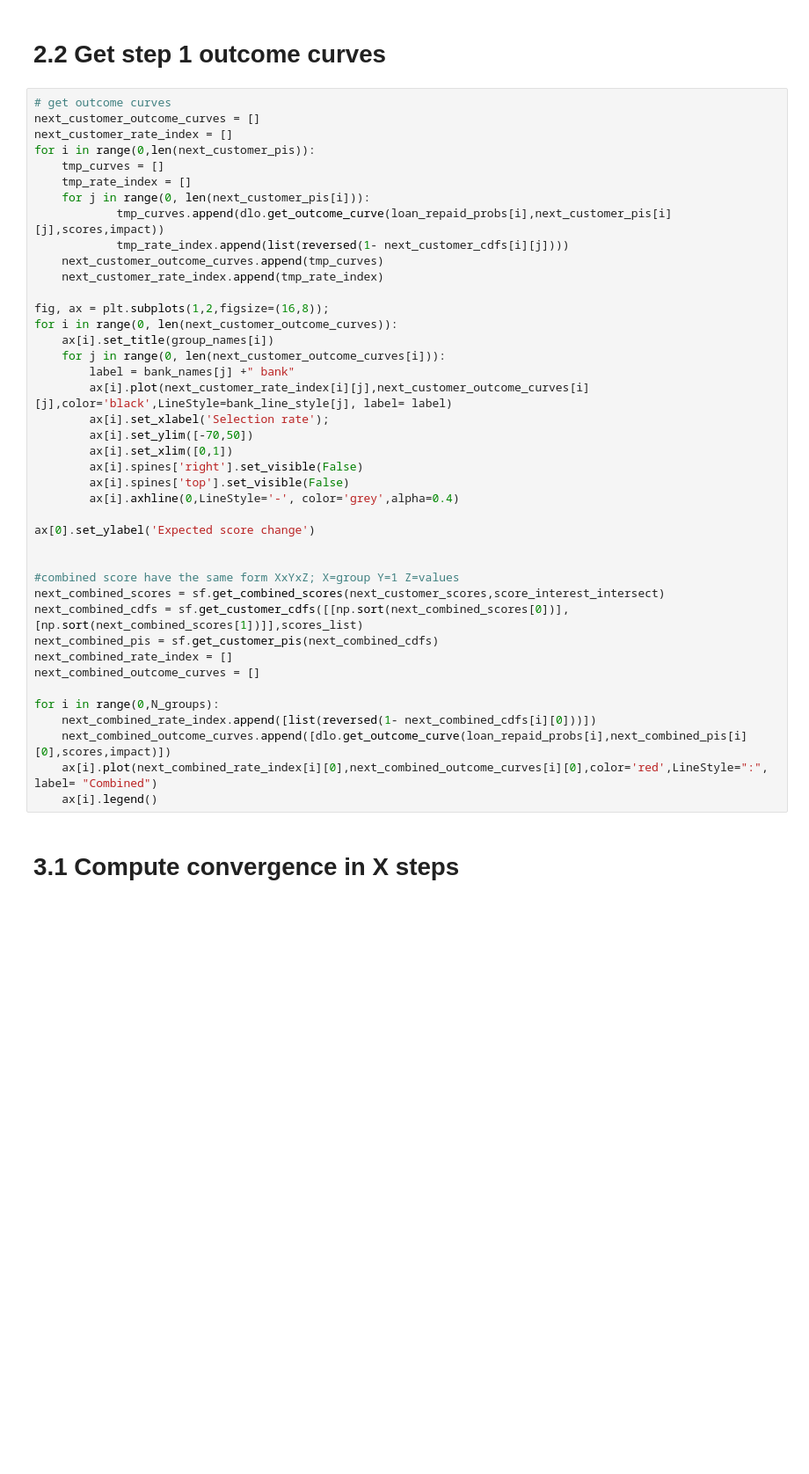
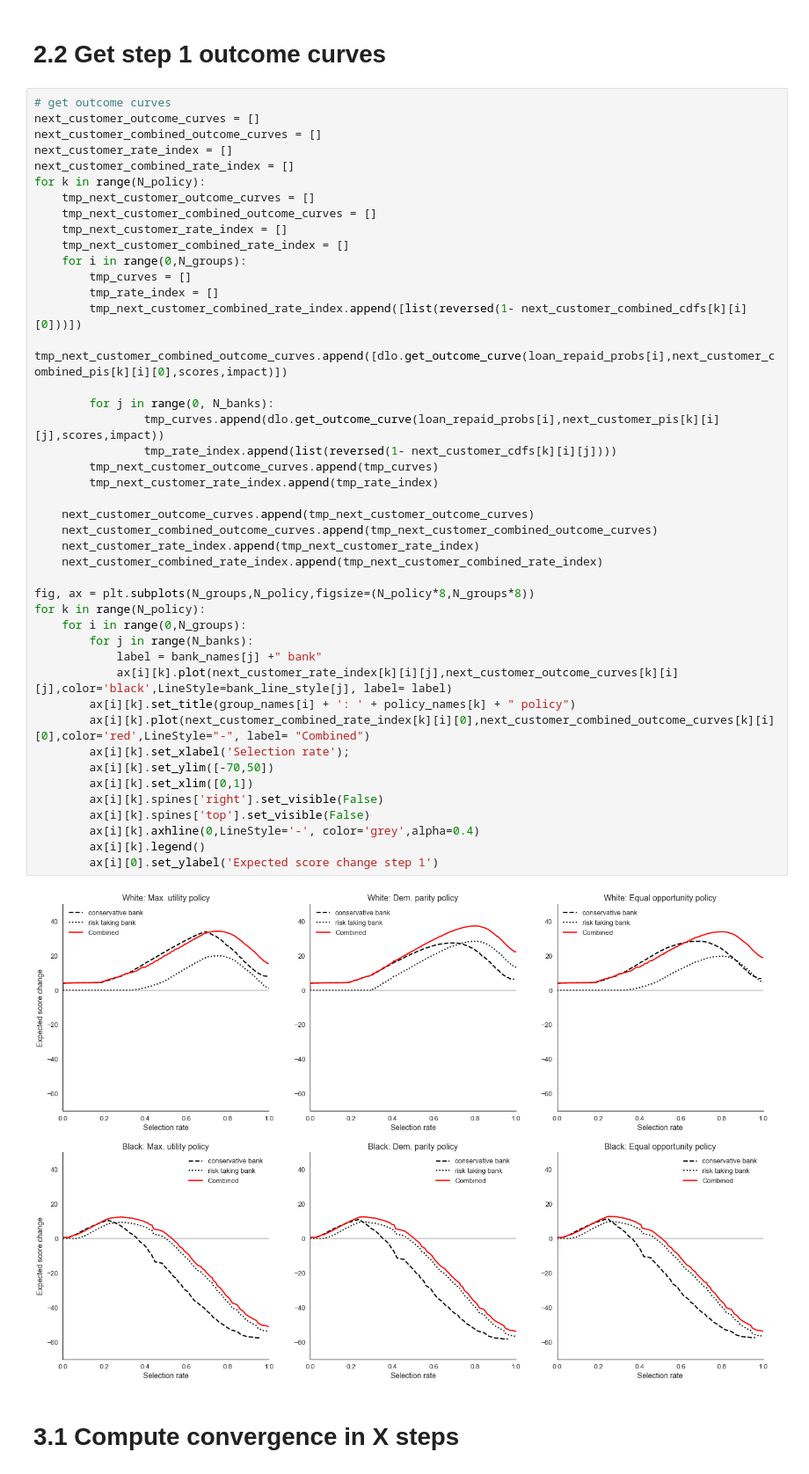
Before and after one commit to APMSSSR/Master_thesis, a Jupyter notebook: notebooks/Model1V2.ipynb, the cells around one changed output. Shown: that part at 88% size. Drawn from its saved outputs; the diff is of its cells as text; blank space fills up the shorter version.

```diff
--- a/notebooks/Model1V2.ipynb
+++ b/notebooks/Model1V2.ipynb
@@ -361,44 +345,49 @@ ax[1][1].legend()
 # %%
 # get outcome curves
 next_customer_outcome_curves = []
+next_customer_combined_outcome_curves = []
 next_customer_rate_index = []
-for i in range(0,len(next_customer_pis)):
-    tmp_curves = []
-    tmp_rate_index = []
-    for j in range(0, len(next_customer_pis[i])):
-            tmp_curves.append(dlo.get_outcome_curve(loan_repaid_probs[i],next_customer_pis[i][j],scores,impact))
-            tmp_rate_index.append(list(reversed(1- next_customer_cdfs[i][j])))
-    next_customer_outcome_curves.append(tmp_curves)
-    next_customer_rate_index.append(tmp_rate_index)
+next_customer_combined_rate_index = []
+for k in range(N_policy):
+    tmp_next_customer_outcome_curves = []
+    tmp_next_customer_combined_outcome_curves = []
+    tmp_next_customer_rate_index = []
+    tmp_next_customer_combined_rate_index = []
+    for i in range(0,N_groups):
+        tmp_curves = []
+        tmp_rate_index = []
+        tmp_next_customer_combined_rate_index.append([list(reversed(1- next_customer_combined_cdfs[k][i][0]))])
+        tmp_next_customer_combined_outcome_curves.append([dlo.get_outcome_curve(loan_repaid_probs[i],next_customer_combined_pis[k][i][0],scores,impact)])
 
-fig, ax = plt.subplots(1,2,figsize=(16,8));
-for i in range(0, len(next_customer_outcome_curves)):
-    ax[i].set_title(group_names[i])
-    for j in range(0, len(next_customer_outcome_curves[i])):
-        label = bank_names[j] +" bank"
-        ax[i].plot(next_customer_rate_index[i][j],next_customer_outcome_curves[i][j],color='black',LineStyle=bank_line_style[j], label= label)
-        ax[i].set_xlabel('Selection rate');
-        ax[i].set_ylim([-70,50])
-        ax[i].set_xlim([0,1])
-        ax[i].spines['right'].set_visible(False)
-        ax[i].spines['top'].set_visible(False)
-        ax[i].axhline(0,LineStyle='-', color='grey',alpha=0.4)
+        for j in range(0, N_banks):
+                tmp_curves.append(dlo.get_outcome_curve(loan_repaid_probs[i],next_customer_pis[k][i][j],scores,impact))
+                tmp_rate_index.append(list(reversed(1- next_customer_cdfs[k][i][j])))
+        tmp_next_customer_outcome_curves.append(tmp_curves)
+        tmp_next_customer_rate_index.append(tmp_rate_index)
 
-ax[0].set_ylabel('Expected score change')
+    next_customer_outcome_curves.append(tmp_next_customer_outcome_curves)
+    next_customer_combined_outcome_curves.append(tmp_next_customer_combined_outcome_curves)
+    next_customer_rate_index.append(tmp_next_customer_rate_index)
+    next_customer_combined_rate_index.append(tmp_next_customer_combined_rate_index)
 
-
-#combined score have the same form XxYxZ; X=group Y=1 Z=values
-next_combined_scores = sf.get_combined_scores(next_customer_scores,score_interest_intersect)
-next_combined_cdfs = sf.get_customer_cdfs([[np.sort(next_combined_scores[0])],[np.sort(next_combined_scores[1])]],scores_list)
-next_combined_pis = sf.get_customer_pis(next_combined_cdfs)
-next_combined_rate_index = []
-next_combined_outcome_curves = []
-
-for i in range(0,N_groups):
-    next_combined_rate_index.append([list(reversed(1- next_combined_cdfs[i][0]))])
-    next_combined_outcome_curves.append([dlo.get_outcome_curve(loan_repaid_probs[i],next_combined_pis[i][0],scores,impact)])
-    ax[i].plot(next_combined_rate_index[i][0],next_combined_outcome_curves[i][0],color='red',LineStyle=":", label= "Combined")
-    ax[i].legend()
+fig, ax = plt.subplots(N_groups,N_policy,figsize=(N_policy*8,N_groups*8))
+for k in range(N_policy):
+    for i in range(0,N_groups):
+        for j in range(N_banks):
+            label = bank_names[j] +" bank"
+            ax[i][k].plot(next_customer_rate_index[k][i][j],next_customer_outcome_curves[k][i][j],color='black',LineStyle=bank_line_style[j], label= label)
+        ax[i][k].set_title(group_names[i] + ': ' + policy_names[k] + " policy")
+        ax[i][k].plot(next_customer_combined_rate_index[k][i][0],next_customer_combined_outcome_curves[k][i][0],color='red',LineStyle="-", label= "Combined")
+        ax[i][k].set_xlabel('Selection rate');
+        ax[i][k].set_ylim([-70,50])
+        ax[i][k].set_xlim([0,1])
+        ax[i][k].spines['right'].set_visible(False)
+        ax[i][k].spines['top'].set_visible(False)
+        ax[i][k].axhline(0,LineStyle='-', color='grey',alpha=0.4)
+        ax[i][k].legend()
+        ax[i][0].set_ylabel('Expected score change step 1')
+# %% [output]
+[figure, added]
 # %% [markdown]
 # 3.1 Compute convergence in X steps
 # %%
```
Also changed, not shown: parts of 4 cells of this notebook.
